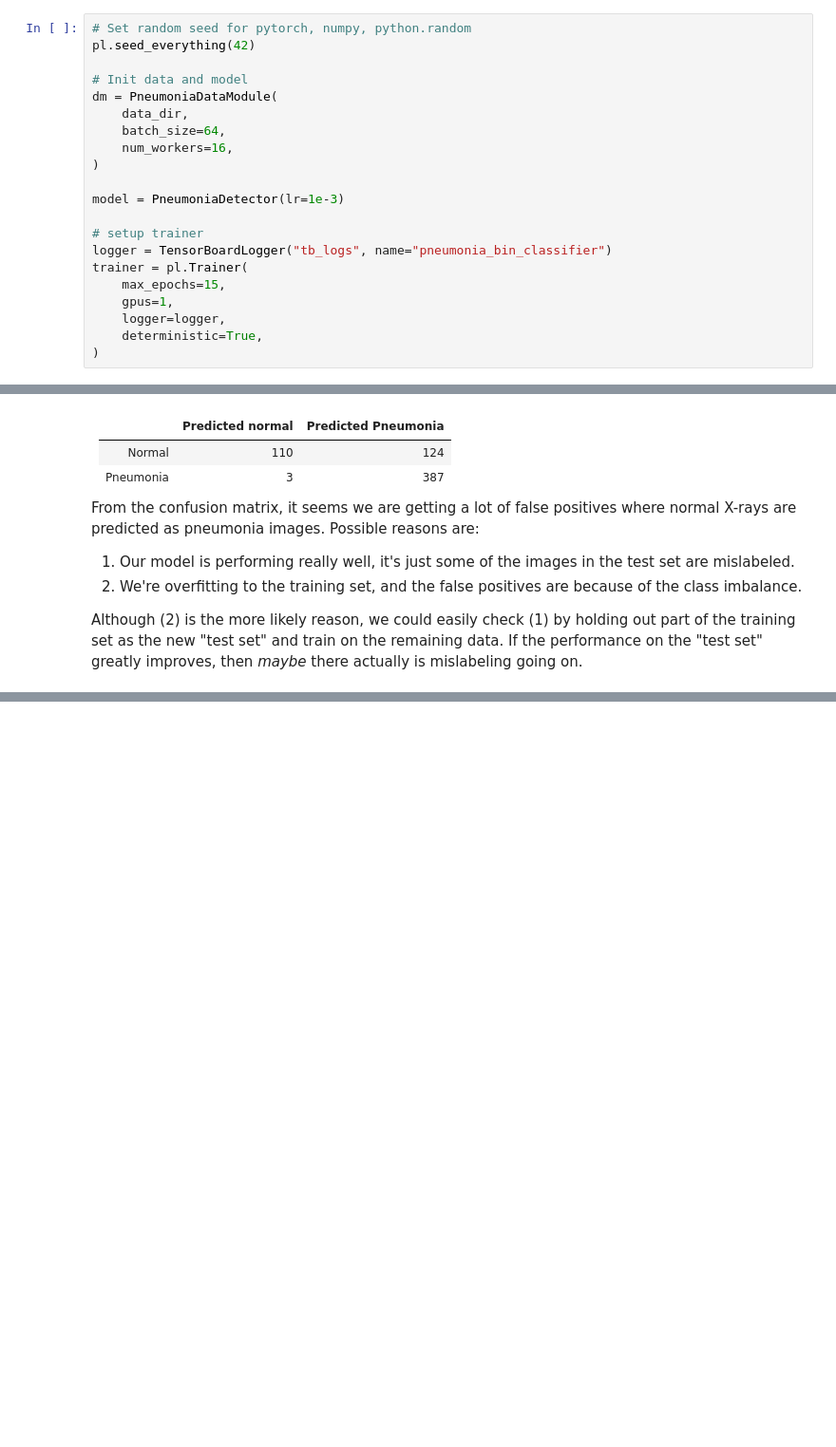
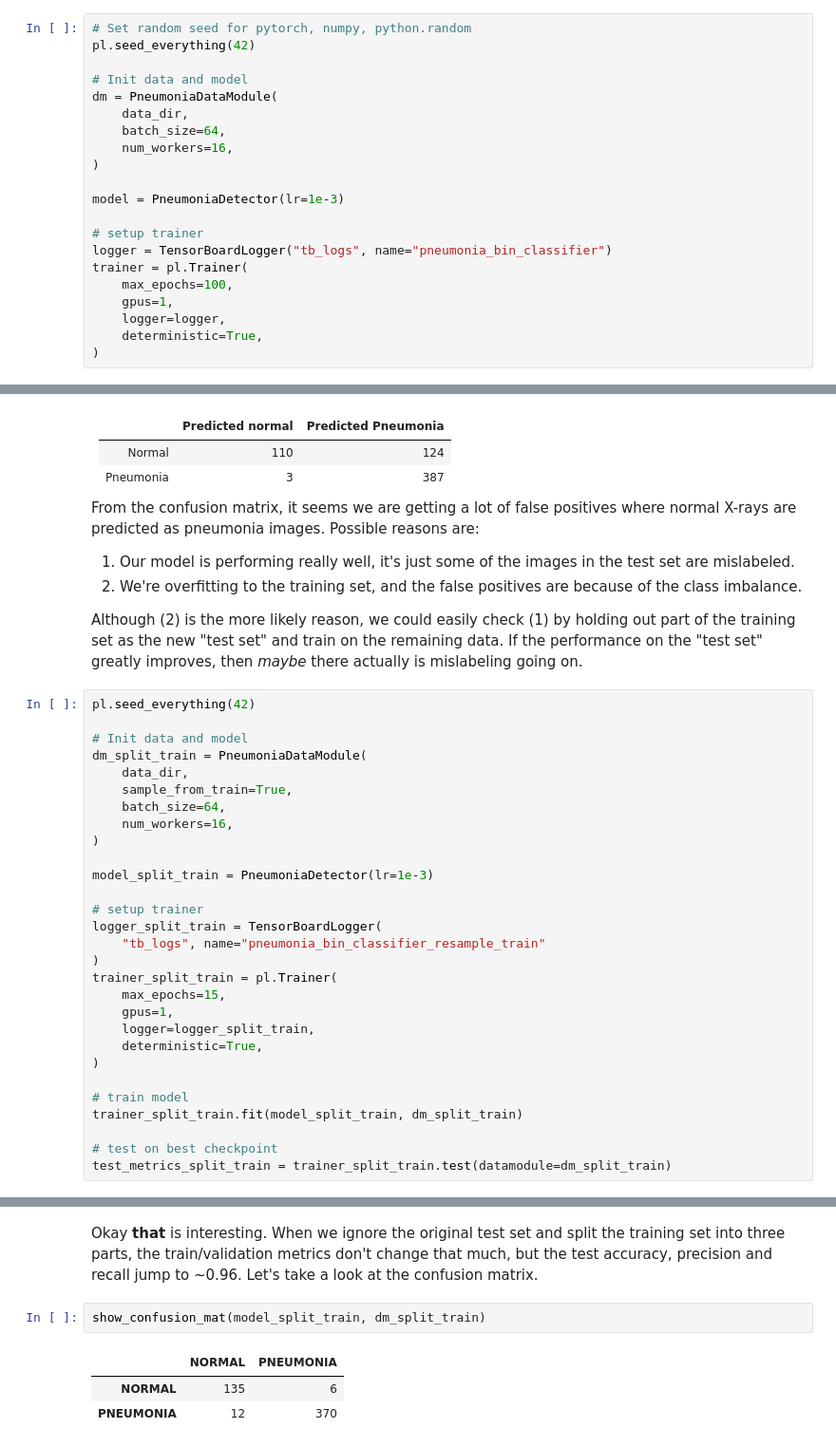
Before and after one commit to michaelSkaro/chest-xray-pneumonia-clasifier, a Jupyter notebook: binary_classification.ipynb, the cells around one changed output, grey strips where cells are left out. Shown: that part at 95% size. Saved outputs shown, nothing was run; the diff lists cells and outputs as text; blank space fills up the shorter version.

Commit message:
feat(bin-classifier): random split the training set into 3 parts and evaluate model on new test set

```diff
--- a/binary_classification.ipynb
+++ b/binary_classification.ipynb
@@ -170,7 +170,7 @@ model = PneumoniaDetector(lr=1e-3)
 # setup trainer
 logger = TensorBoardLogger("tb_logs", name="pneumonia_bin_classifier")
 trainer = pl.Trainer(
-    max_epochs=15,
+    max_epochs=100,
     gpus=1,
     logger=logger,
     deterministic=True,
@@ -242,3 +244,32 @@ From the confusion matrix, it seems we are getting a lot of false positives wher
 2. We're overfitting to the training set, and the false positives are because of the class imbalance.
 
 Although (2) is the more likely reason, we could easily check (1) by holding out part of the training set as the new "test set" and train on the remaining data. If the performance on the "test set" greatly improves, then *maybe* there actually is mislabeling going on.
+# %%
+pl.seed_everything(42)
+
+# Init data and model
+dm_split_train = PneumoniaDataModule(
+    data_dir,
+    sample_from_train=True,
+    batch_size=64,
+    num_workers=16,
+)
+
+model_split_train = PneumoniaDetector(lr=1e-3)
+
+# setup trainer
+logger_split_train = TensorBoardLogger(
+    "tb_logs", name="pneumonia_bin_classifier_resample_train"
+)
+trainer_split_train = pl.Trainer(
+    max_epochs=15,
+    gpus=1,
+    logger=logger_split_train,
+    deterministic=True,
+)
+
+# train model
+trainer_split_train.fit(model_split_train, dm_split_train)
+
+# test on best checkpoint
+test_metrics_split_train = trainer_split_train.test(datamodule=dm_split_train)
@@ -244,0 +301,8 @@ Although (2) is the more likely reason, we could easily check (1) by holding out
+# %% [markdown]
+Okay **that** is interesting. When we ignore the original test set and split the training set into three parts, the train/validation metrics don't change that much, but the test accuracy, precision and recall jump to ~0.96. Let's take a look at the confusion matrix.
+# %%
+show_confusion_mat(model_split_train, dm_split_train)
+# %% [output]
+|  | NORMAL | PNEUMONIA |
+| NORMAL | 135 | 6 |
+| PNEUMONIA | 12 | 370 |
```
Also changed, not shown: parts of 5 cells of this notebook, 2 other files.
